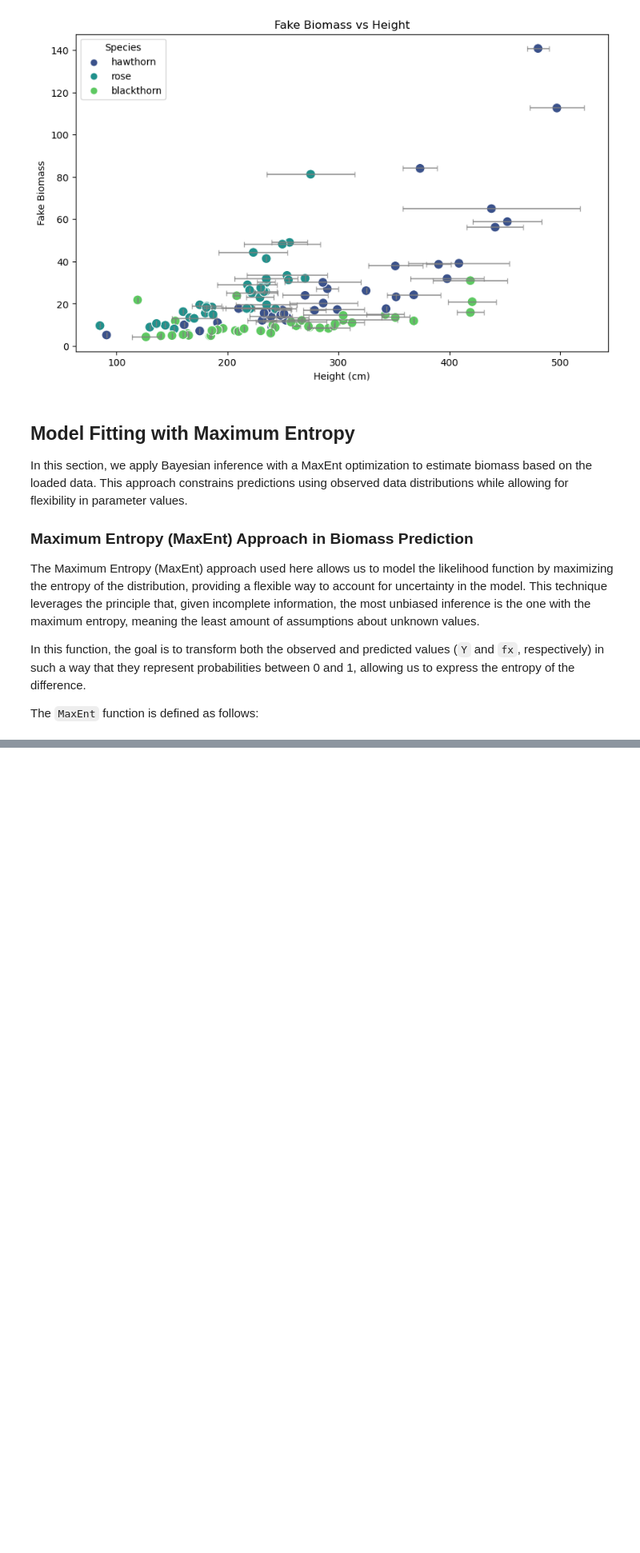
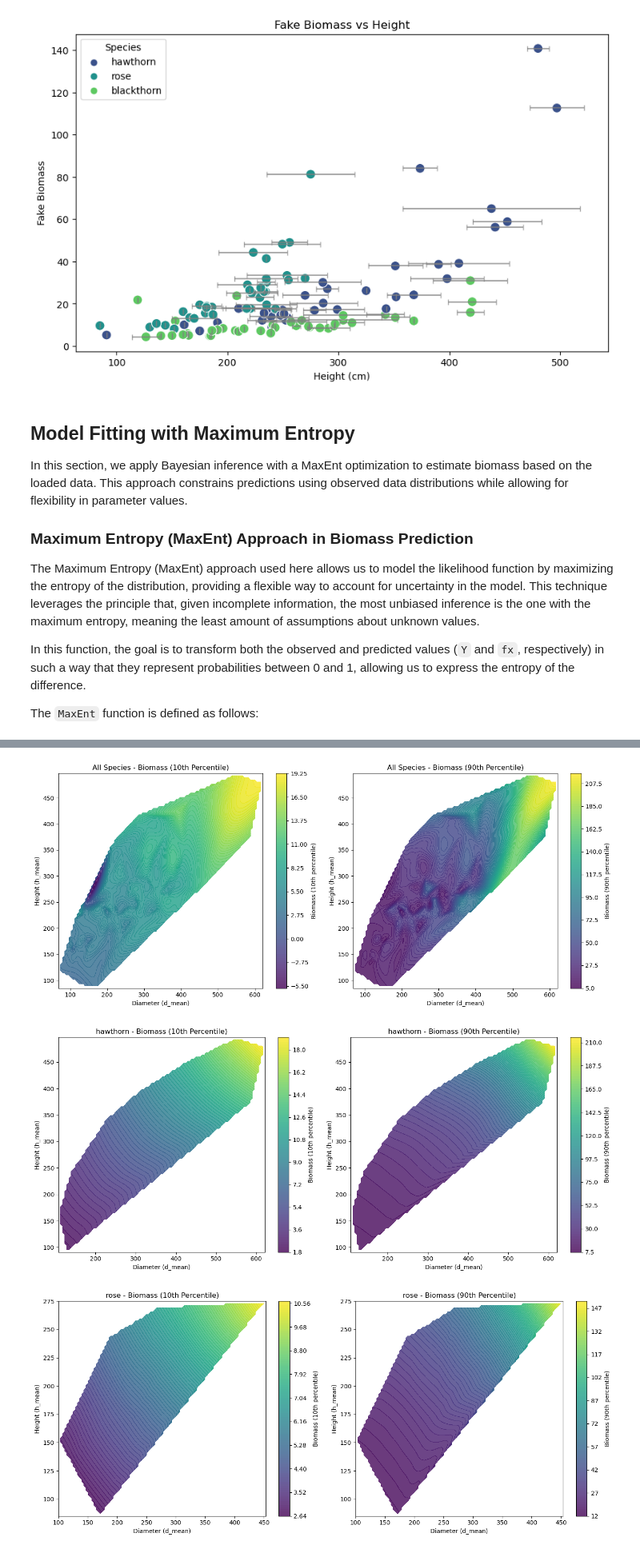
Before and after one commit to douglask3/BRAMBLE, a Jupyter notebook: development_notebook.ipynb, the cells around one changed output, grey strips where cells are left out. Shown at 80% size. Cells and saved outputs as stored; diff of their text form; code cells hidden in the pictures; blank space fills up the shorter version.

Commit message:
surface for each species

```diff
--- a/development_notebook.ipynb
+++ b/development_notebook.ipynb
@@ -485,0 +440,64 @@ plt.show()
+# %%
+import matplotlib.pyplot as plt
+import numpy as np
+from scipy.interpolate import griddata
+import seaborn as sns
+
+# Generate a list of unique species in the DataFrame
+species_list = df['species'].unique()
+
+# Set up a color palette for consistent coloring across species
+species_colors = sns.color_palette("viridis", len(species_list))
+
+# Define function to plot contour for each species
+def plot_biomass_surface(d_mean, h_mean, biomass_10, biomass_90, species_name=None, color=None):
+    # Generate meshgrid for diameter and height ranges
+    d_min, d_max = d_mean.min(), d_mean.max()
+    h_min, h_max = h_mean.min(), h_mean.max()
+    d_grid, h_grid = np.meshgrid(
+        np.linspace(d_min, d_max, 100),
+        np.linspace(h_min, h_max, 100)
+    )
+
+    # Interpolate biomass values for the 10th and 90th percentiles on the grid
+    biomass_10_grid = griddata((d_mean, h_mean), biomass_10, (d_grid, h_grid), method='cubic')
+    biomass_90_grid = griddata((d_mean, h_mean), biomass_90, (d_grid, h_grid), method='cubic')
+
+    # Create subplots for the 10th and 90th percentile surfaces
+    fig, axs = plt.subplots(1, 2, figsize=(14, 6))
+
+    # 10th percentile plot
+    c1 = axs[0].contourf(d_grid, h_grid, biomass_10_grid, levels=100, cmap='viridis', alpha=0.8)
+    axs[0].set_title(f"{species_name} - Biomass (10th Percentile)")
+    axs[0].set_xlabel("Diameter (d_mean)")
+    axs[0].set_ylabel("Height (h_mean)")
+    fig.colorbar(c1, ax=axs[0], label="Biomass (10th percentile)")
+
+    # 90th percentile plot
+    c2 = axs[1].contourf(d_grid, h_grid, biomass_90_grid, levels=100, cmap='viridis', alpha=0.8)
+    axs[1].set_title(f"{species_name} - Biomass (90th Percentile)")
+    axs[1].set_xlabel("Diameter (d_mean)")
+    axs[1].set_ylabel("Height (h_mean)")
+    fig.colorbar(c2, ax=axs[1], label="Biomass (90th percentile)")
+
+    plt.tight_layout()
+    plt.show()
+
+# Overall plot for all species
+plot_biomass_surface(df['d_mean'], df['h_mean'], df['simulation_10'], df['simulation_90'], "All Species")
+
+# Separate plots for each species
+for i, species in enumerate(species_list):
+    species_data = df[df['species'] == species]
+    plot_biomass_surface(
+        species_data['d_mean'],
+        species_data['h_mean'],
+        species_data['simulation_10'],
+        species_data['simulation_90'],
+        species_name=species,
+        color=species_colors[i]
+    )
+# %% [output]
+[figure, added]
+[figure, added]
+[figure, added]
```
Also changed, not shown: parts of 22 cells of this notebook.
